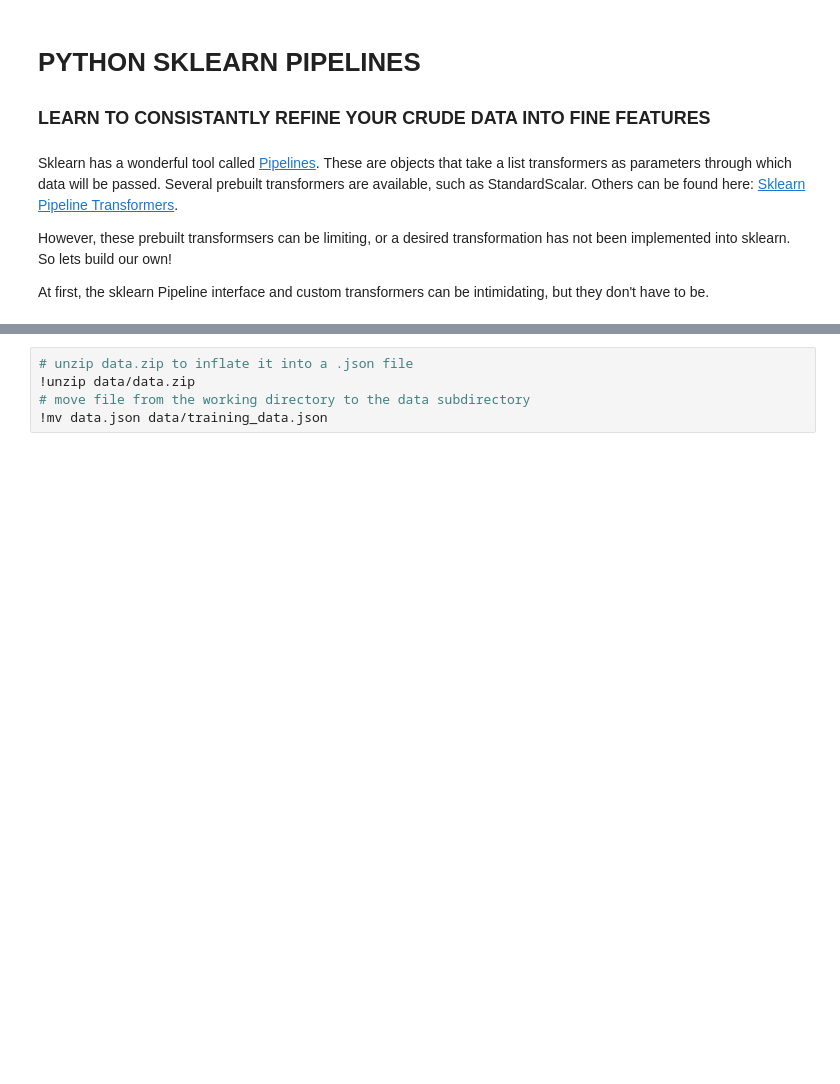
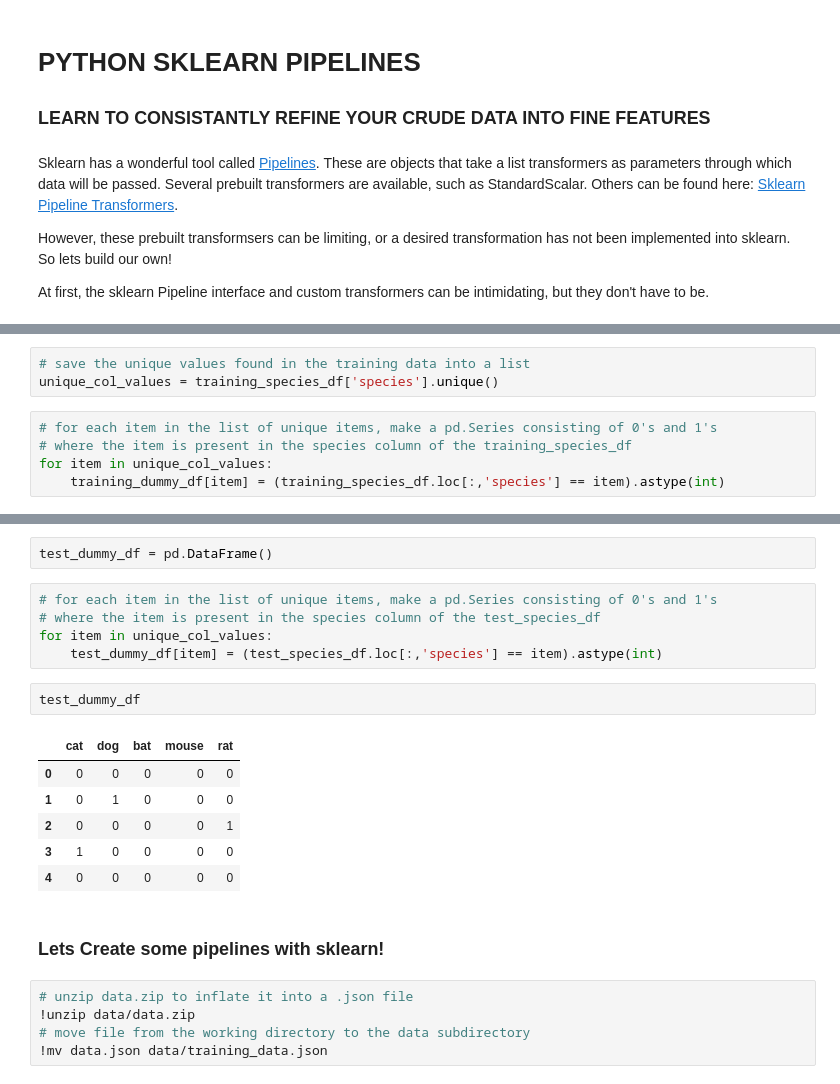
Before and after one commit to rsherer/sklearn_pipelines, a Jupyter notebook: sklearn_pipelines_lesson.ipynb, the cells around one changed output, grey strips where cells are left out. Drawn from its saved outputs; the diff is of its cells as text; blank space fills up the shorter version.

```diff
--- a/sklearn_pipelines_lesson.ipynb
+++ b/sklearn_pipelines_lesson.ipynb
@@ -19,0 +160,8 @@ import pickle
+# %%
+# save the unique values found in the training data into a list
+unique_col_values = training_species_df['species'].unique()
+# %%
+# for each item in the list of unique items, make a pd.Series consisting of 0's and 1's
+# where the item is present in the species column of the training_species_df
+for item in unique_col_values:
+    training_dummy_df[item] = (training_species_df.loc[:,'species'] == item).astype(int)
@@ -20,3 +177,21 @@ import pickle
+# %%
+test_dummy_df = pd.DataFrame()
+# %%
+# for each item in the list of unique items, make a pd.Series consisting of 0's and 1's
+# where the item is present in the species column of the test_species_df
+for item in unique_col_values:
+    test_dummy_df[item] = (test_species_df.loc[:,'species'] == item).astype(int)
+# %%
+test_dummy_df
+# %% [output]
+|  | cat | dog | bat | mouse | rat |
+| 0 | 0 | 0 | 0 | 0 | 0 |
+| 1 | 0 | 1 | 0 | 0 | 0 |
+| 2 | 0 | 0 | 0 | 0 | 1 |
+| 3 | 1 | 0 | 0 | 0 | 0 |
+| 4 | 0 | 0 | 0 | 0 | 0 |
+# %% [markdown]
+### Lets Create some pipelines with sklearn!
 # %%
 # unzip data.zip to inflate it into a .json file
 !unzip data/data.zip
```
Also changed, not shown: parts of 29 cells of this notebook.
